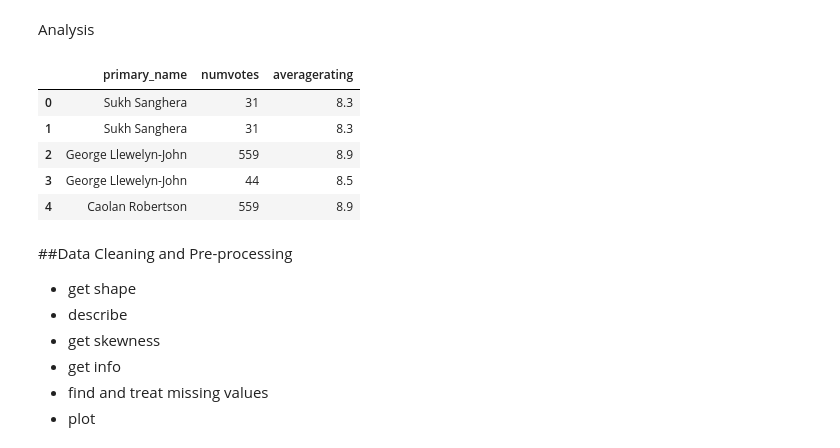
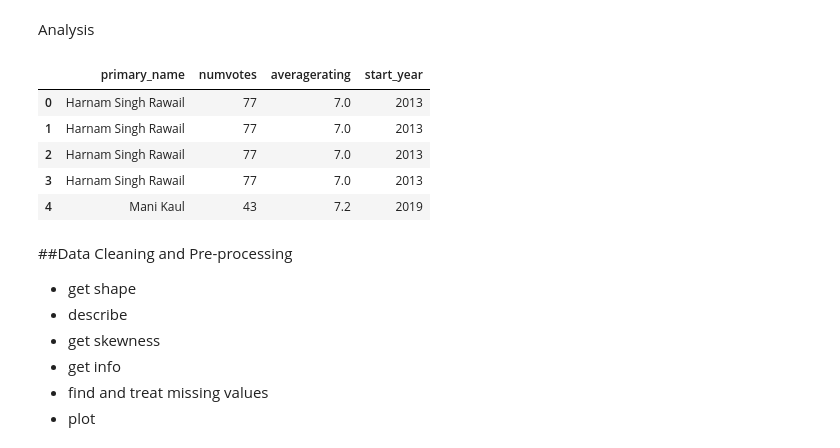
Before and after one commit to olexy/da_ds_ml, a Jupyter notebook: exploratory.ipynb, the cells around one changed output. Cells and saved outputs as stored; diff of their text form; code cells hidden in the pictures.

```diff
--- a/exploratory.ipynb
+++ b/exploratory.ipynb
@@ -786,3 +809,7 @@ director_person_movie_ratings.head()
 director_person_movie_ratings.shape
 # %% [output]
 (181387, 8)
+# %%
+#Merge director_person_movie_ratings with movie_basics
+movie_basic_director_ratings = pd.merge(movie_basics, director_person_movie_ratings)
+movie_basic_director_ratings.columns
@@ -788,0 +858,3 @@ director_person_movie_ratings.shape
+# %%
+death_year_na = movie_basic_director_ratings.death_year == "NaN"
+death_year_na.head()
@@ -788,0 +868,3 @@ director_person_movie_ratings.shape
+# %%
+df_final_movie_basic_director_ratings = movie_basic_director_ratings[death_year_na]
+df_final_movie_basic_director_ratings.head()
@@ -790,15 +896,15 @@ director_person_movie_ratings.shape
 Analysis
 # %%
 # select needed columns
-df_director_ratings = director_person_movie_ratings[['primary_name','numvotes','averagerating']]
+df_director_ratings = df_final_movie_basic_director_ratings[['primary_name','numvotes','averagerating','start_year']]
 df_director_ratings.head()
 # %% [output]
-|  | primary_name | numvotes | averagerating |
-| 0 | Sukh Sanghera | 31 | 8.3 |
-| 1 | Sukh Sanghera | 31 | 8.3 |
-| 2 | George Llewelyn-John | 559 | 8.9 |
-| 3 | George Llewelyn-John | 44 | 8.5 |
-| 4 | Caolan Robertson | 559 | 8.9 |
+|  | primary_name | numvotes | averagerating | start_year |
+| 0 | Harnam Singh Rawail | 77 | 7.0 | 2013 |
+| 1 | Harnam Singh Rawail | 77 | 7.0 | 2013 |
+| 2 | Harnam Singh Rawail | 77 | 7.0 | 2013 |
+| 3 | Harnam Singh Rawail | 77 | 7.0 | 2013 |
+| 4 | Mani Kaul | 43 | 7.2 | 2019 |
 # %% [markdown]
 ##Data Cleaning and Pre-processing
 
```
Also changed, not shown: parts of 28 cells of this notebook.
